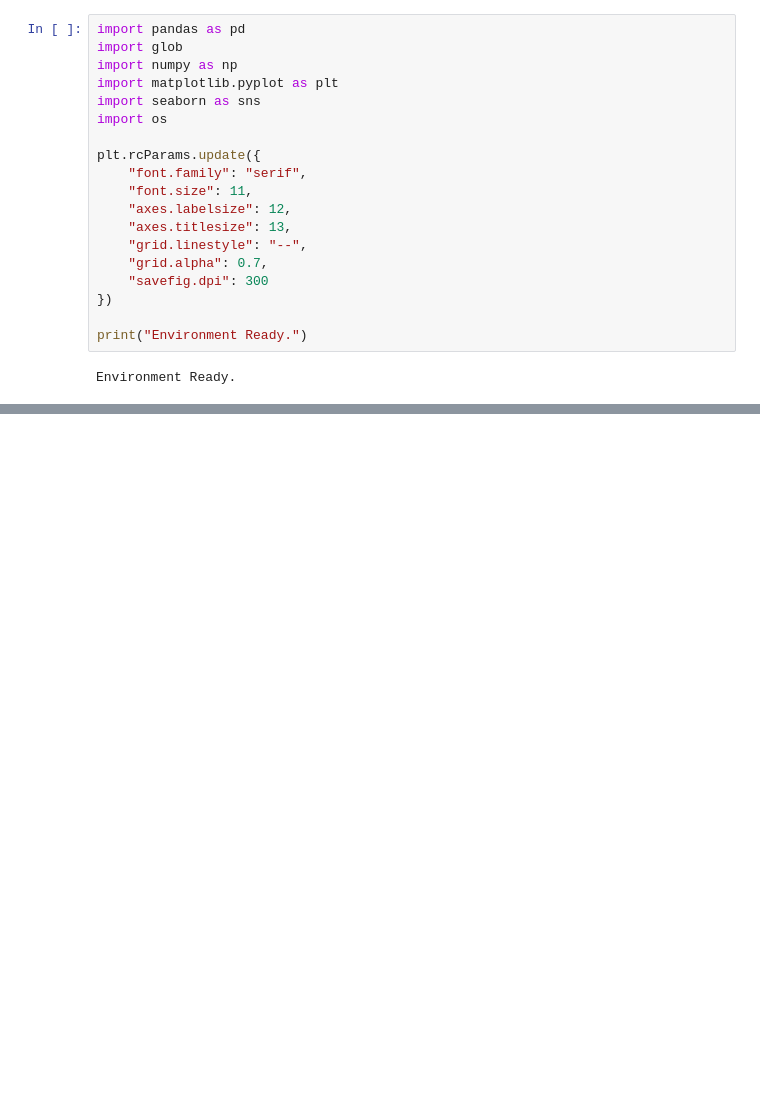
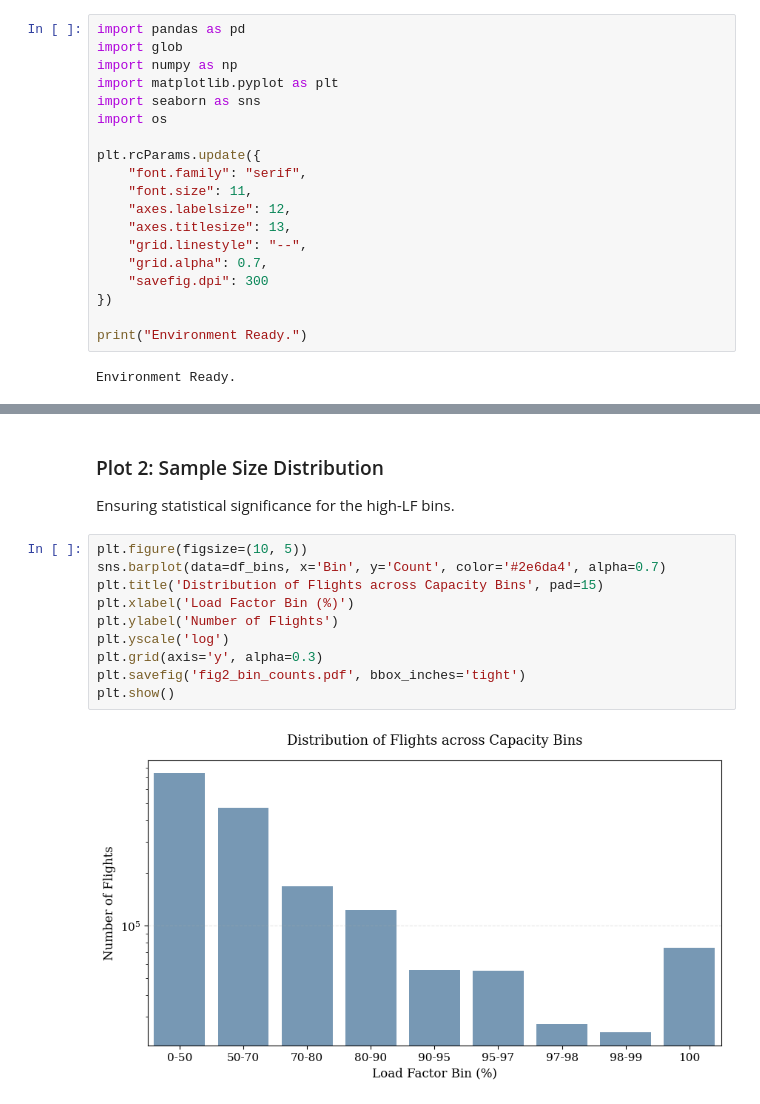
Before and after one commit to KorawutMing/AirCargoSynthesizedDataset, a Jupyter notebook: Unconstraining/flight_level_sensitivity.ipynb, the cells around one changed output, grey strips where cells are left out. Drawn from its saved outputs; the diff is of its cells as text; blank space fills up the shorter version.

```diff
--- a/Unconstraining/flight_level_sensitivity.ipynb
+++ b/Unconstraining/flight_level_sensitivity.ipynb
@@ -98,0 +154,15 @@ The **PD + Price** model effectively 'compresses' the error cloud, showing its a
+# %% [markdown]
+### Plot 2: Sample Size Distribution
+Ensuring statistical significance for the high-LF bins.
+# %%
+plt.figure(figsize=(10, 5))
+sns.barplot(data=df_bins, x='Bin', y='Count', color='#2e6da4', alpha=0.7)
+plt.title('Distribution of Flights across Capacity Bins', pad=15)
+plt.xlabel('Load Factor Bin (%)')
+plt.ylabel('Number of Flights')
+plt.yscale('log')
+plt.grid(axis='y', alpha=0.3)
+plt.savefig('fig2_bin_counts.pdf', bbox_inches='tight')
+plt.show()
+# %% [output]
+[figure, added]
```
Also changed, not shown: parts of 13 cells of this notebook, 19 other files.
